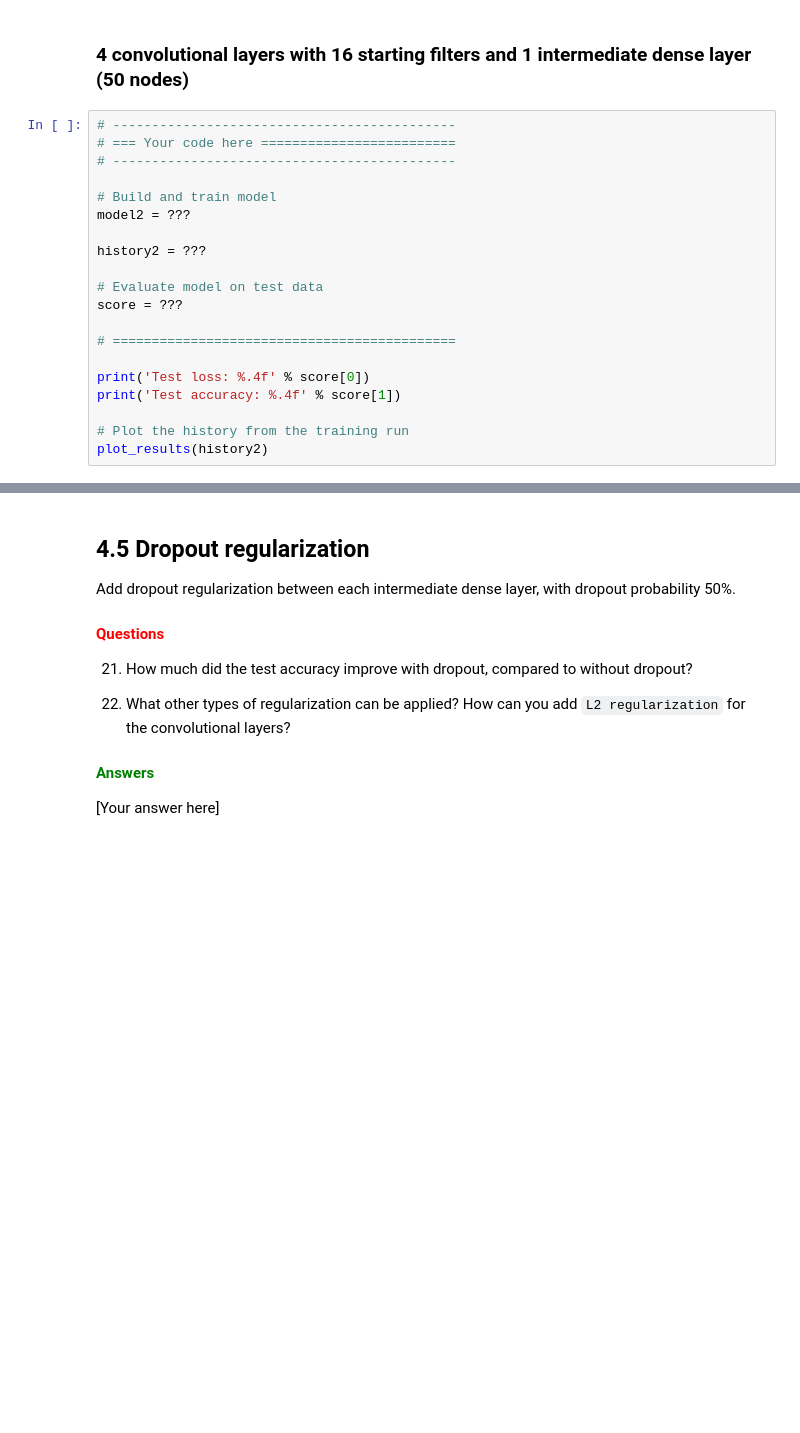
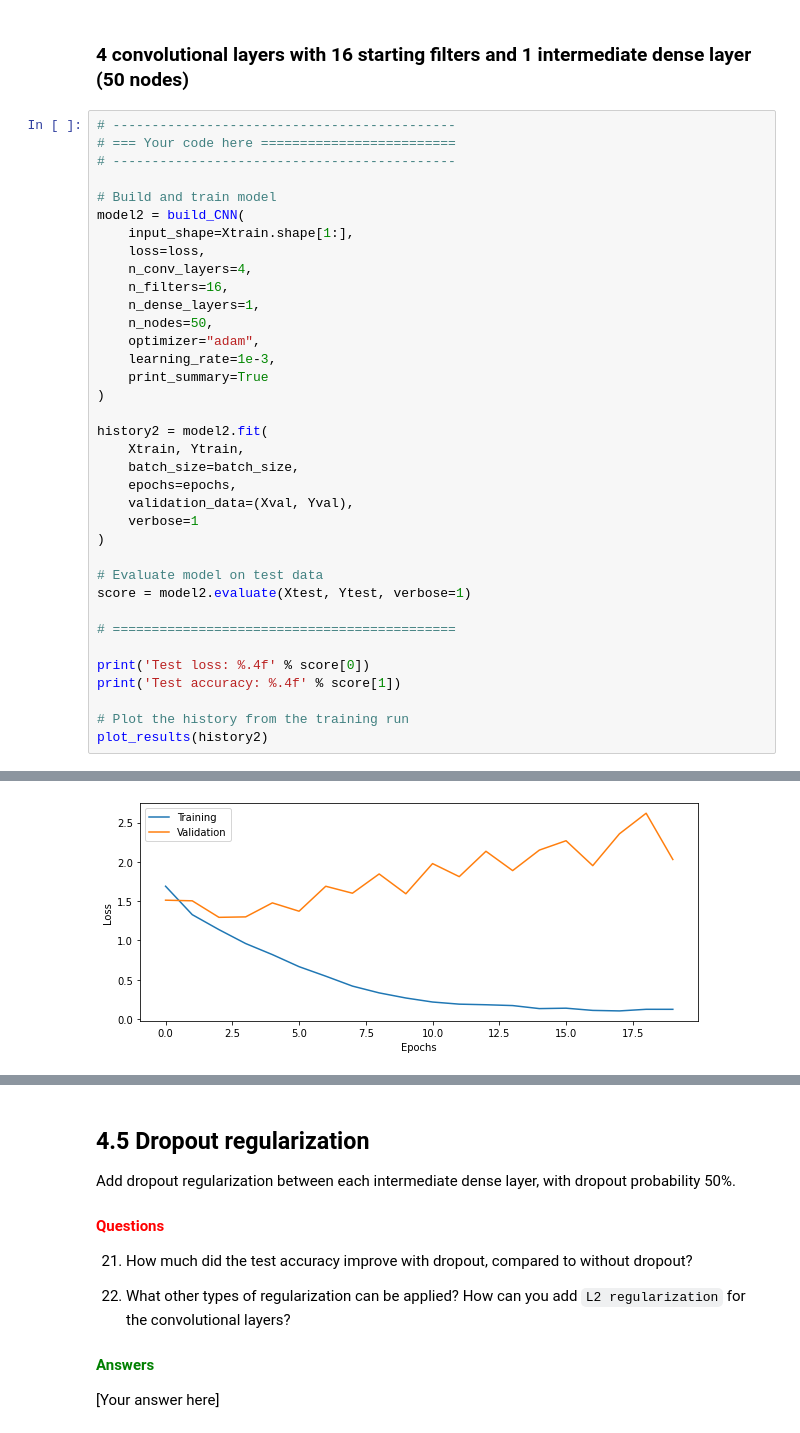
Before and after one commit to njmurov-ux/DLLabs, a Jupyter notebook: Lab 3/CNN_Lab.ipynb, the cells around one changed output, grey strips where cells are left out. Saved outputs shown, nothing was run; the diff lists cells and outputs as text; blank space fills up the shorter version.

```diff
--- a/Lab 3/CNN_Lab.ipynb
+++ b/Lab 3/CNN_Lab.ipynb
@@ -555,12 +598,28 @@ plot_results(history1)
 # --------------------------------------------
 
 # Build and train model
-model2 = ???
+model2 = build_CNN(
+    input_shape=Xtrain.shape[1:],
+    loss=loss,
+    n_conv_layers=4,
+    n_filters=16,
+    n_dense_layers=1,
+    n_nodes=50,
+    optimizer="adam",
+    learning_rate=1e-3,
+    print_summary=True
+)
 
-history2 = ???
+history2 = model2.fit(
+    Xtrain, Ytrain,
+    batch_size=batch_size,
+    epochs=epochs,
+    validation_data=(Xval, Yval),
+    verbose=1
+)
 
 # Evaluate model on test data
-score = ???
+score = model2.evaluate(Xtest, Ytest, verbose=1)
 
 # ============================================
 
@@ -569,3 +628,4 @@ print('Test accuracy: %.4f' % score[1])
 
 # Plot the history from the training run
 plot_results(history2)
+# %% [output]
@@ -571,0 +649 @@ plot_results(history2)
+[figure, added]
```
Also changed, not shown: parts of 29 cells of this notebook, 1 other file.
